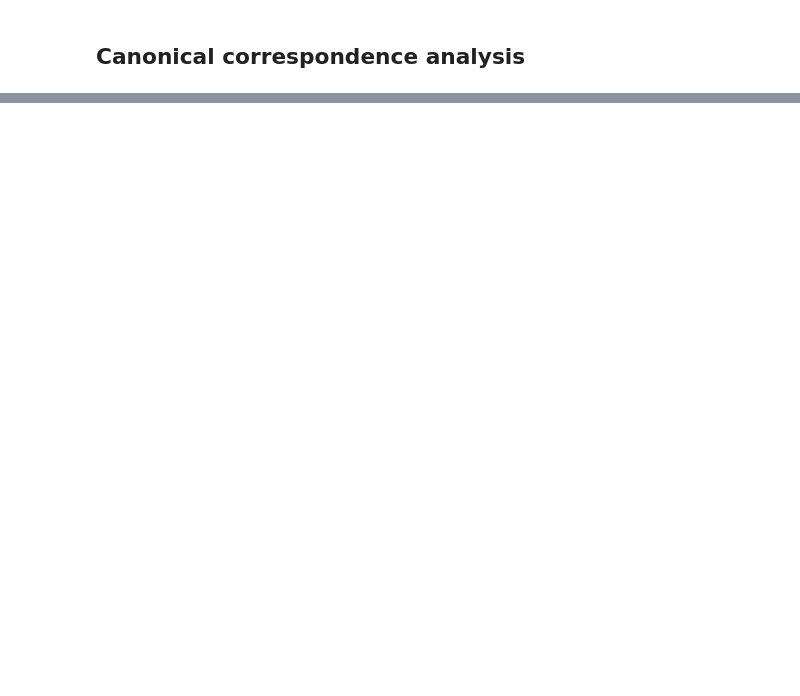
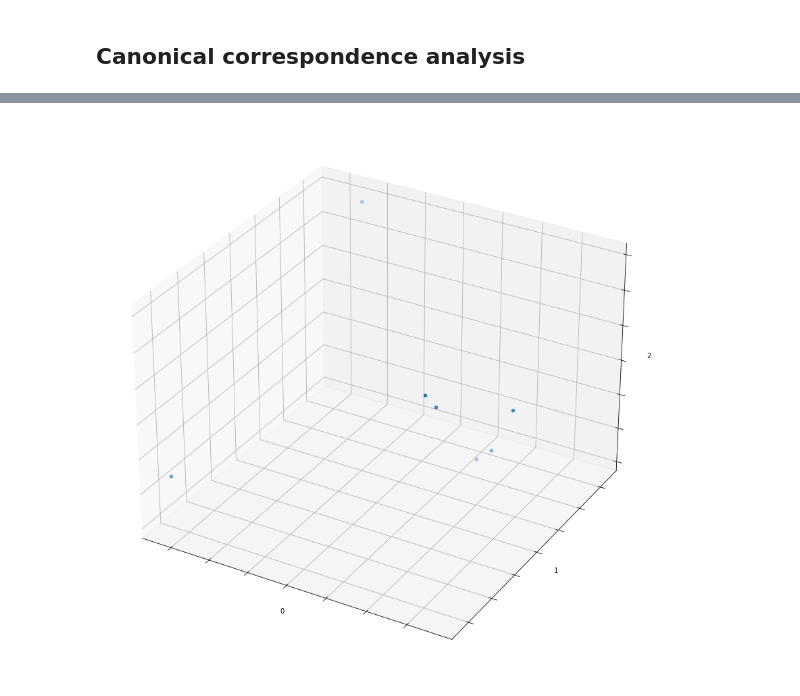
Before and after one commit to kpotoh/valerik, a Jupyter notebook: notebooks/diversity.ipynb, the cells around one changed output, grey strips where cells are left out. Saved outputs shown, nothing was run; the diff lists cells and outputs as text; code cells hidden in the pictures; blank space fills up the shorter version.

```diff
--- a/notebooks/diversity.ipynb
+++ b/notebooks/diversity.ipynb
@@ -167,0 +183,3 @@ with open("../data/processed/phylo.treefile.rooted") as fin:
+# %%
+metalls = pd.read_csv("../data/metalls.csv")
+metalls
@@ -273,0 +301,3 @@ Type:      function
+# %%
+metalls = metalls.set_index(["Sample", "Depth"])
+metalls
@@ -273,0 +316,2 @@ Type:      function
+# %%
+res_cca = ordination.cca(comp_otu.loc[[x[0] for x in metalls.index], comp_otu.sum() > 1], metalls)
@@ -273,0 +333,5 @@ Type:      function
+# %%
+fig = res_cca.plot()
+fig.set_size_inches((18, 15))
+# %% [output]
+[figure, added]
```
Also changed, not shown: parts of 12 cells of this notebook, 9 other files.
